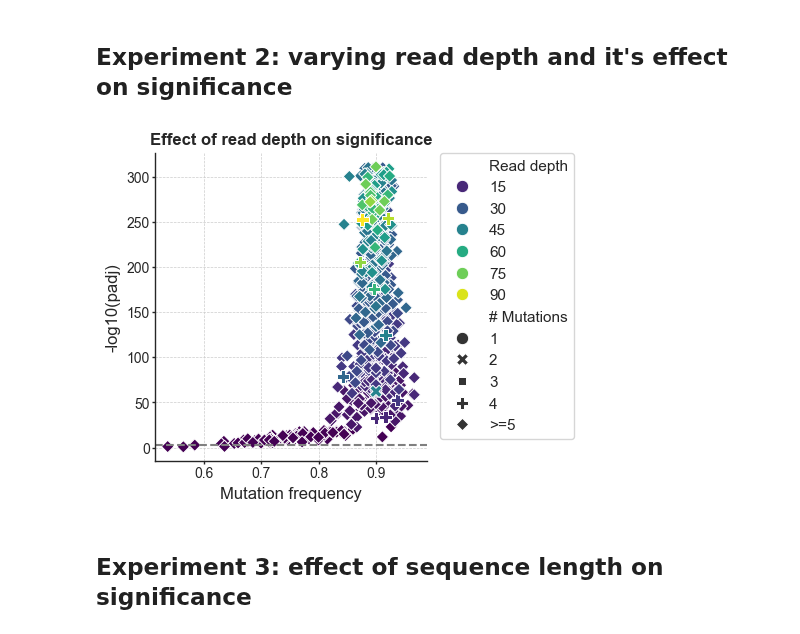
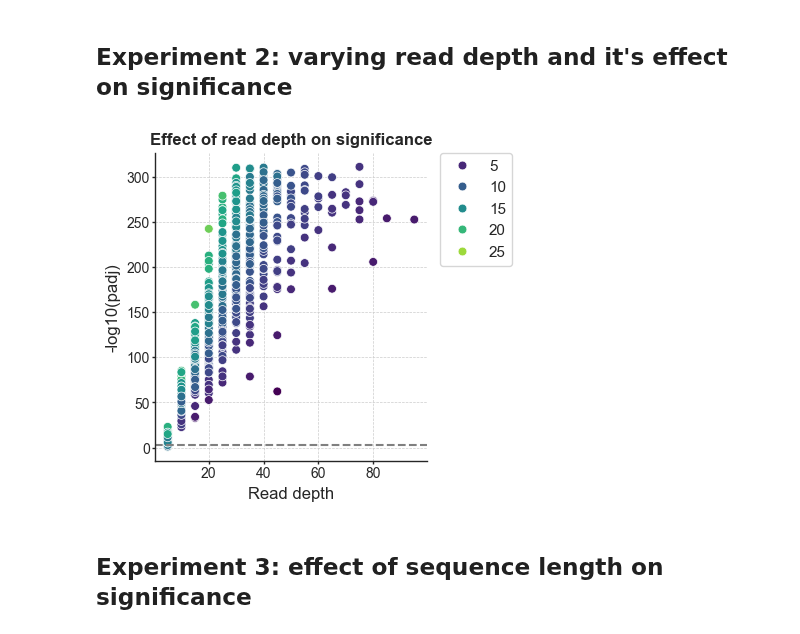
Before and after one commit to fhalab/LevSeq, a Jupyter notebook: simulation/Ape AGW ePCR Figures.ipynb, the cells around one changed output. Drawn from its saved outputs; the diff is of its cells as text; code cells hidden in the pictures.

```diff
--- a/simulation/Ape AGW ePCR Figures.ipynb
+++ b/simulation/Ape AGW ePCR Figures.ipynb
@@ -105,23 +120,23 @@ plt.show()
 # %%
 experiment_df = pd.read_csv(f'{data_dir}Experiment2_{label}.csv')
 experiment_df['-log10(P.adj)'] = -1*np.log10(experiment_df['P adj.'].values)
 experiment_df['Read depth'] = [int(c.split('_')[-1]) for c in experiment_df['Plate']]
 experiment_df['# Mutations'] = [len(v.split('_')) for v in experiment_df['Variant'].values]
-experiment_df['# Mutations'] = [f'{v}' if v < 5 else f'>=5' for v in experiment_df['# Mutations']]
+#experiment_df['# Mutations'] = [f'{v}' if v < 5 else f'>=5' for v in experiment_df['# Mutations']]
 experiment_df = experiment_df.reset_index()
-ax = sns.scatterplot(experiment_df, x='frequency', y='-log10(P.adj)', hue='Read depth', palette='viridis',
-                     style="# Mutations", style_order=['1', '2', '3', '4', '>=5'], s=80)
+ax = sns.scatterplot(experiment_df, x='Read depth', y='-log10(P.adj)', hue='# Mutations', palette='viridis',
+                      s=40)
 set_ax_params(ax)
-plt.xlabel('Mutation frequency')
+plt.xlabel('Read depth')
 plt.ylabel('-log10(padj)')
 plt.title('Effect of read depth on significance', fontsize=title_font_size, fontweight="bold")
 plt.legend(bbox_to_anchor=(1.05, 1), loc=2, borderaxespad=0.)
 plt.axhline(y = significance, color = 'grey', linestyle = '--') #axis='y',
 plt.grid(True, which='major', linestyle='--', linewidth=0.5)
 plt.savefig(f'{fig_dir}Experiment2_{label}.svg')
 plt.show()
 # %% [output]
-[figure, old version]
+[figure, new version]
 # %% [markdown]
 ## Experiment 3: effect of sequence length on significance
 # %%
```
Also changed, not shown: parts of 3 cells of this notebook, 8 other files.
